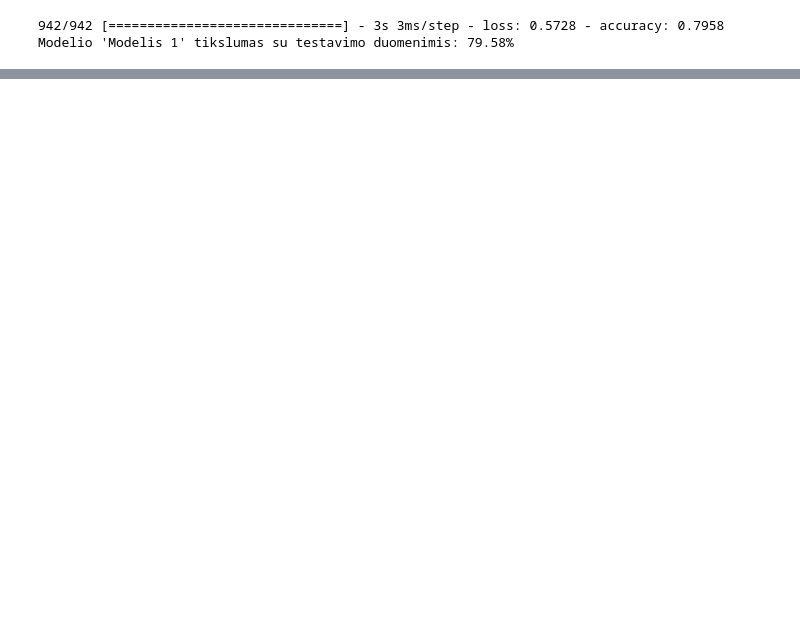
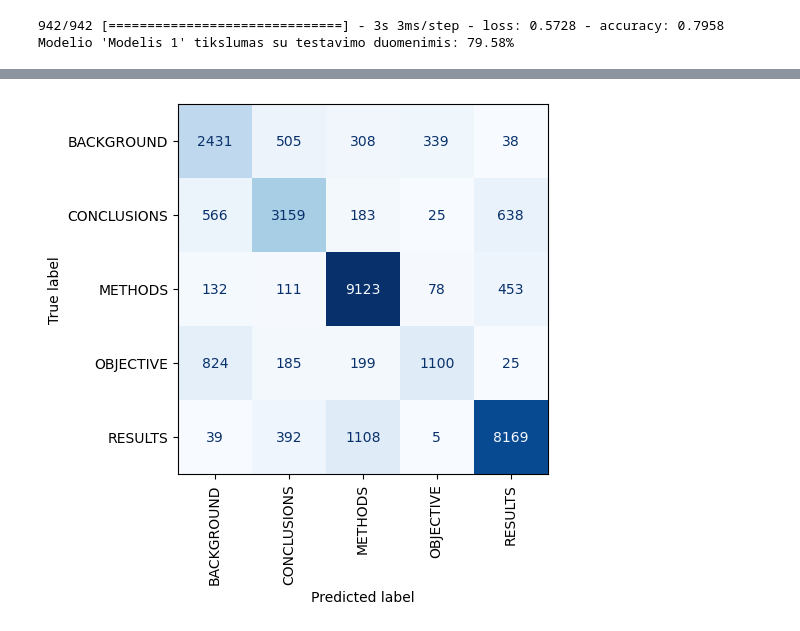
Before and after one commit to gisora/ptu8-final-project, a Jupyter notebook: nuosekliu_sakiniu_klasifikavimas.ipynb, the cells around one changed output, grey strips where cells are left out. Saved outputs shown, nothing was run; the diff lists cells and outputs as text; code cells hidden in the pictures; blank space fills up the shorter version.

```diff
--- a/nuosekliu_sakiniu_klasifikavimas.ipynb
+++ b/nuosekliu_sakiniu_klasifikavimas.ipynb
@@ -384,8 +384,8 @@ accuracy = model_0.score(X_test, y_test)
 # precision, recall ir F1 score įverčių skaičiavimui naudosime scikit-learn funkciją
 from sklearn.metrics import precision_recall_fscore_support
 
-y_pred = model_0.predict(X_test)
-precision, recall, fscore, _ = precision_recall_fscore_support(y_test, y_pred, average="weighted")
+model_0_pred = model_0.predict(X_test)
+precision, recall, fscore, _ = precision_recall_fscore_support(y_test, model_0_pred, average="weighted")
 # %%
 print("Bazinio modelio rezultatai:")
 print(f"\taccuracy: \t{(accuracy * 100):.2f}%")
@@ -411,7 +411,10 @@ Confusion matrica sudarysime su [scikit-learn](https://scikit-learn.org) funkcij
 # %%
 from sklearn.metrics import confusion_matrix, ConfusionMatrixDisplay
 
-model_0_confusion_matrix = confusion_matrix(y_test, y_pred)
-model_0_cm_plot = ConfusionMatrixDisplay(confusion_matrix=model_0_confusion_matrix, display_labels=etiketes)
-model_0_cm_plot.plot(xticks_rotation="vertical", cmap="Blues", colorbar=False);
-plt.show()
+def plot_confusion_matrix(y_true, y_pred, display_labels):
+
+
+    cm = confusion_matrix(y_true, y_pred)
+    cm_plot = ConfusionMatrixDisplay(confusion_matrix=cm, display_labels=display_labels)
+    cm_plot.plot(xticks_rotation="vertical", cmap="Blues", colorbar=False);
+    plt.show()
@@ -747,0 +773,4 @@ Modelio 'Modelis 1' tikslumas su testavimo duomenimis: 79.58%
+# %%
+plot_confusion_matrix(y_test, model_1_pred, etiketes)
+# %% [output]
+[figure, added]
```
Also changed, not shown: parts of 9 cells of this notebook.
